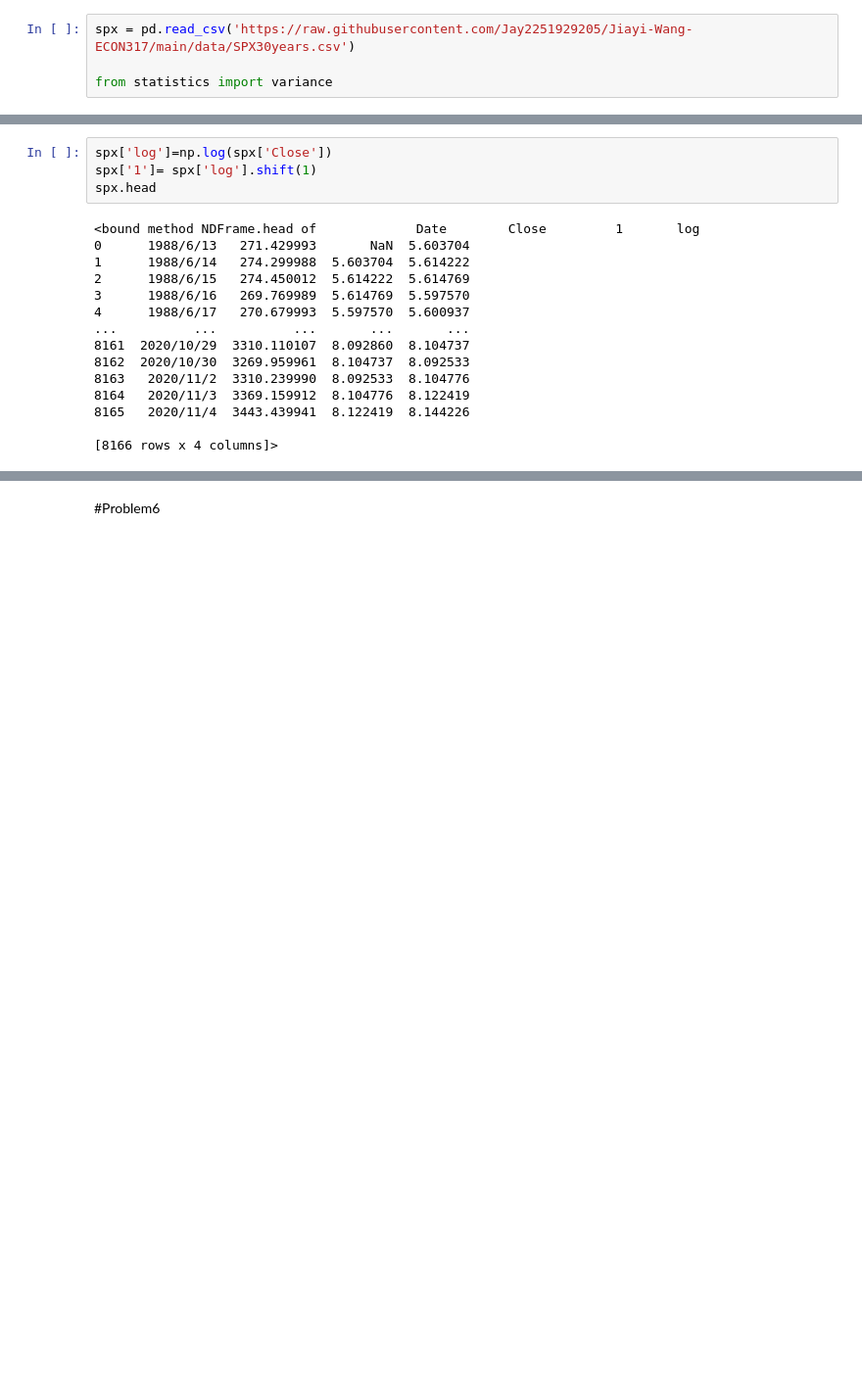
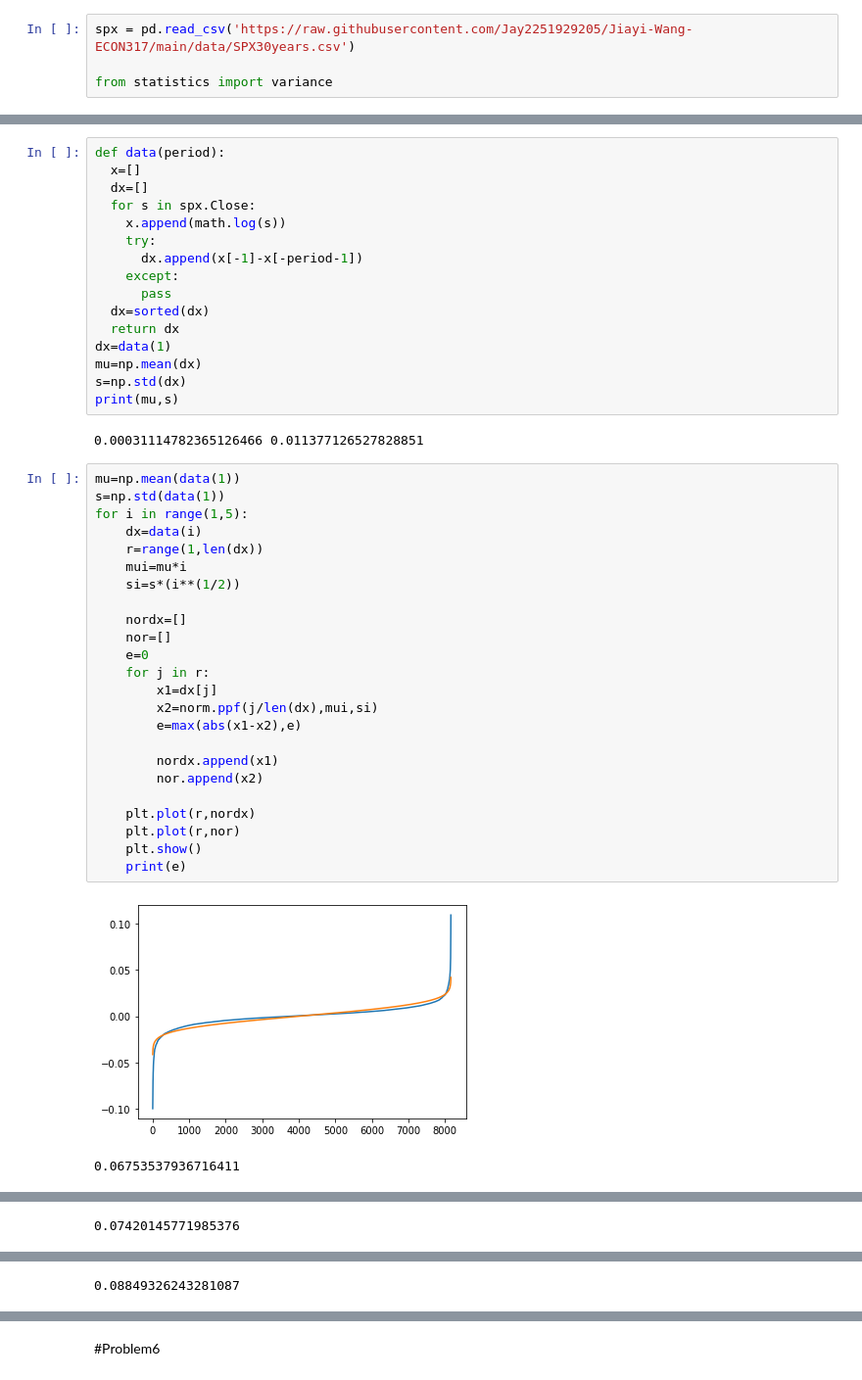
Before and after one commit to Jay2251929205/Jiayi-Wang-ECON317, a Jupyter notebook: HW/ECON317_HW2.ipynb, the cells around one changed output, grey strips where cells are left out. Shown: that part at 98% size. Drawn from its saved outputs; the diff is of its cells as text; blank space fills up the shorter version.

```diff
--- a/HW/ECON317_HW2.ipynb
+++ b/HW/ECON317_HW2.ipynb
@@ -111,19 +95,45 @@ KeyError: ignored
-# %%
-spx['log']=np.log(spx['Close'])
-spx['1']= spx['log'].shift(1)
-spx.head
-# %% [output]
-<bound method NDFrame.head of             Date        Close         1       log
-0      1988/6/13   271.429993       NaN  5.603704
-1      1988/6/14   274.299988  5.603704  5.614222
-2      1988/6/15   274.450012  5.614222  5.614769
-3      1988/6/16   269.769989  5.614769  5.597570
-4      1988/6/17   270.679993  5.597570  5.600937
-...          ...          ...       ...       ...
-8161  2020/10/29  3310.110107  8.092860  8.104737
-8162  2020/10/30  3269.959961  8.104737  8.092533
-8163   2020/11/2  3310.239990  8.092533  8.104776
-8164   2020/11/3  3369.159912  8.104776  8.122419
-8165   2020/11/4  3443.439941  8.122419  8.144226
-
-[8166 rows x 4 columns]>
+# %%
+def data(period):
+  x=[]
+  dx=[]
+  for s in spx.Close:
+    x.append(math.log(s))
+    try:
+      dx.append(x[-1]-x[-period-1])
+    except:
+      pass
+  dx=sorted(dx)
+  return dx
+dx=data(1)
+mu=np.mean(dx)
+s=np.std(dx)
+print(mu,s)
+# %% [output]
+0.00031114782365126466 0.011377126527828851
+# %%
+mu=np.mean(data(1))
+s=np.std(data(1))
+for i in range(1,5):
+    dx=data(i)
+    r=range(1,len(dx))
+    mui=mu*i
+    si=s*(i**(1/2))
+
+    nordx=[]
+    nor=[]
+    e=0
+    for j in r:
+        x1=dx[j]
+        x2=norm.ppf(j/len(dx),mui,si)
+        e=max(abs(x1-x2),e)
+
+        nordx.append(x1)
+        nor.append(x2)
+
+    plt.plot(r,nordx)
+    plt.plot(r,nor)
+    plt.show()
+    print(e)
+# %% [output]
+[figure, added]
+0.06753537936716411
@@ -129,0 +141 @@ spx.head
+0.07420145771985376
@@ -129,0 +143 @@ spx.head
+0.08849326243281087
```
Also changed, not shown: parts of 4 cells of this notebook.
